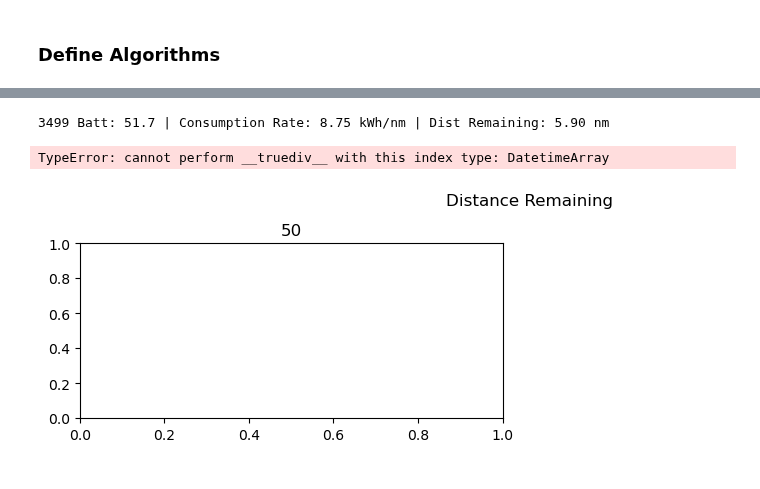
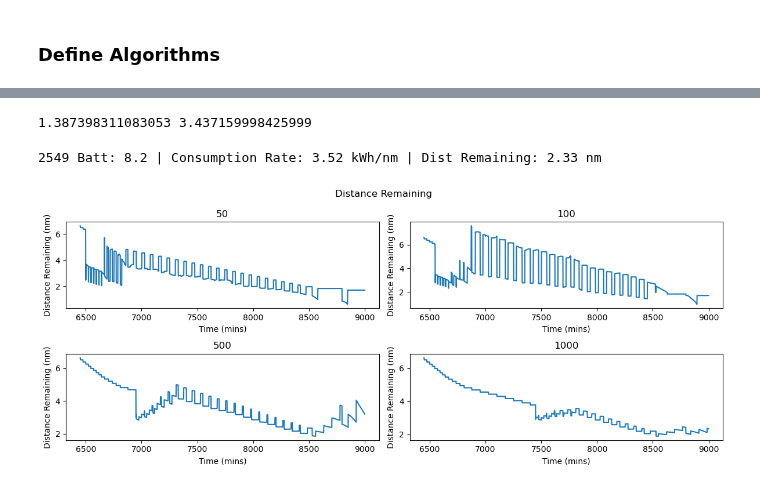
Before and after one commit to eliu420/photon-range-estimator, a Jupyter notebook: test_loop.ipynb, the cells around one changed output, grey strips where cells are left out. Saved outputs shown, nothing was run; the diff lists cells and outputs as text; code cells hidden in the pictures.

Commit message:
Updated test_loop and data_files

```diff
--- a/test_loop.ipynb
+++ b/test_loop.ipynb
@@ -11,16 +11,6 @@ import time
 import data_files
 
 """Import Data"""
-df = data_files.runs_dict['Run 1']
-df.head()
+data = data_files.runs_dict
 
-# file = "data/L230218.CSV"
-# df = pd.read_csv(file)
-
-# header_ind = df[df['Lat']=='Lat'].index.tolist()
-# print(header_ind)
-
-# df = df[500:21500]
-# for col in df.columns[2:]:
-#     df[col] = pd.to_numeric(df[col])
-# plt.plot(df.index,df['SOC 1 %'])
+# data_files.file_summary
@@ -185,40 +160,51 @@ def update_average():
+# %%
+"""Accuracy Comparison"""
+'''Look at how far the vessel traveled 30s later'''
+
+df['Interval Dist'] = ''
+df['Interval Pred'] = ''
+df['error'] = ''
+
+interval = 30 #seconds
+# for i in range(interval, len(df)):
+#     interval_dist = df['Distance nm'].iloc[i] - df['Distance nm'].iloc[i-interval]
+#     # interval_pred = df['Dist Prediction (nm)'].iloc[i-interval] - df['Dist Prediction (nm)'][i]
+#     df['Interval Dist'].iloc[i] = interval_dist
+#     # df['Interval Pred'].iloc[i] = interval_pred
+
+dist_500 = df['Distance nm'].iloc[-1] - df['Distance nm'].iloc[500] # Distance traveled from i=500 on
+pred_500 = df['Dist Prediction (nm)'].iloc[500] - df['Dist Prediction (nm)'].iloc[-1]
+print(pred_500, dist_500)
+# %% [output]
+1.387398311083053 3.437159998425999
 # %%
-"""
-Testing Loop:
-    -Loop through CSV rows and update estimated mileage on each iteration
-    -Call functions within test loop
-    -Nest loops if there are multiple runs or multiple parameters to compare
-    -Plot interesting data (R to L):
-        --Distance Remaining over time
-    -Different runs / parameters (Top Down)
-"""
+"""Rolling avg plots"""
 
 plt.figure(figsize = (12,5))
 plt.suptitle('Distance Remaining')
 
 Nlist = [50, 100, 500, 1000]
 rolling_distances = []
 # cached_avg = avg_consumption_rate    # This will need to be a locally stored value based on historical data. We want this to be conservative.
 for N in Nlist:
 
     dist_list = rolling_avg(df, 63, N)
     rolling_distances.append(dist_list)
 
     n = Nlist.index(N)
     plt.subplot(2,2,n+1)
     plt.title(N)
-    plt.plot(df['Time']/60, rolling_distances[n])
+    plt.plot(df.index, rolling_distances[n])
     plt.xlabel("Time (mins)")
     plt.ylabel('Distance Remaining (nm)')
 
     plt.subplots_adjust(hspace = 0.5)
     plt.subplots_adjust(wspace = 0.3)
 
 plt.tight_layout()
 # %% [output]
-3499 Batt: 51.7 | Consumption Rate: 8.75 kWh/nm | Dist Remaining: 5.90 nm
+2549 Batt: 8.2 | Consumption Rate: 3.52 kWh/nm | Dist Remaining: 2.33 nm
-TypeError: cannot perform __truediv__ with this index type: DatetimeArray
-[figure, old version]
+[figure, new version]
 # %%
 """Test Loop for Plot: An attempt to plot time versus distance remaining,
    calculated every 10 seconds in order to smooth final curve.
```
Also changed, not shown: parts of 8 cells of this notebook, 1 other file.
